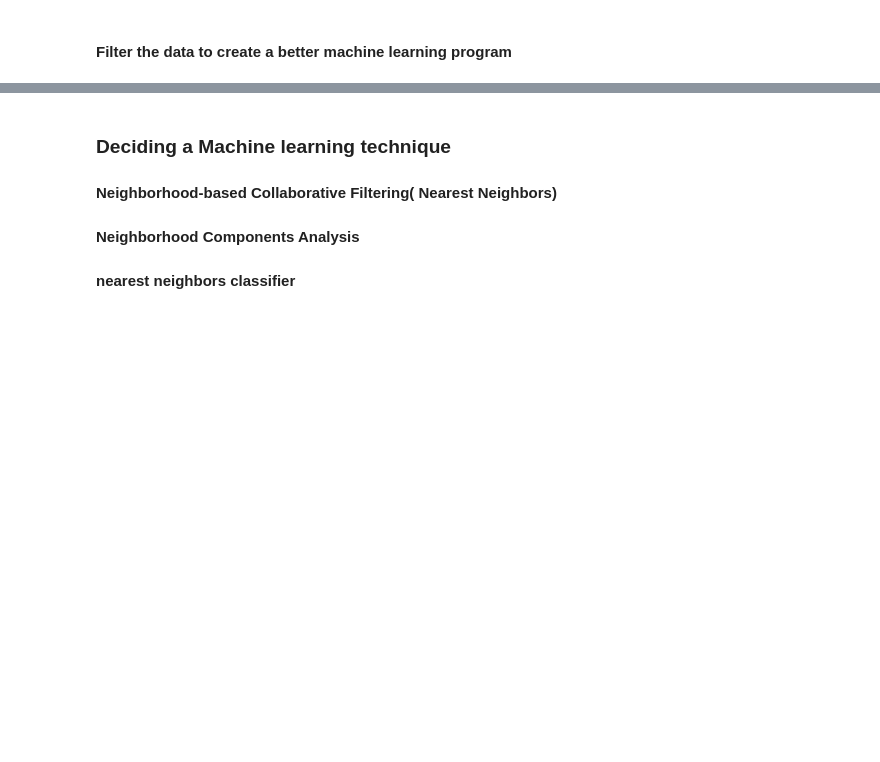
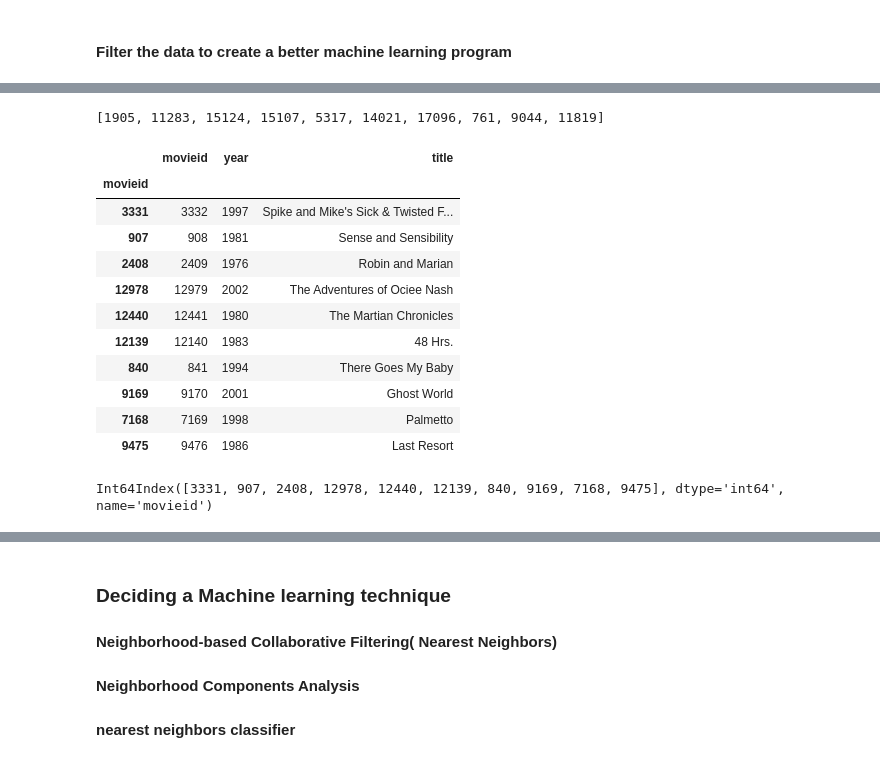
Before and after one commit to Harshvp16/netflix-project, a Jupyter notebook: notebooks/project_work.ipynb, the cells around one changed output, grey strips where cells are left out. Drawn from its saved outputs; the diff is of its cells as text; code cells hidden in the pictures; blank space fills up the shorter version.

```diff
--- a/notebooks/project_work.ipynb
+++ b/notebooks/project_work.ipynb
@@ -262,0 +307,2 @@ sns.heatmap(UU, cmap='coolwarm')
+# %%
+distances, user_ids = model.kneighbors([u_vec], n_neighbors=10)
@@ -262,0 +314,6 @@ sns.heatmap(UU, cmap='coolwarm')
+# %%
+neighborhood = r.set_index('movieid').loc[user_ids[0]]
+neighborhood
+# %%
+recommendations = neighborhood.groupby('movieid')['rating'].sum().sort_values(ascending=False)
+recommendations
@@ -262,0 +333,29 @@ sns.heatmap(UU, cmap='coolwarm')
+# %%
+liked
+# %% [output]
+[1905, 11283, 15124, 15107, 5317, 14021, 17096, 761, 9044, 11819]
+# %%
+# filter out movies that the user allready watched
+item_filter = ~recommendations.index.isin(liked)
+recommendations = recommendations.loc[item_filter]
+# %%
+# top 10 recommendations
+movies.loc[recommendations.head(10).index]
+# %% [output]
+|  | movieid | year | title |
+| movieid |  |  |  |
+| 3331 | 3332 | 1997 | Spike and Mike's Sick & Twisted F... |
+| 907 | 908 | 1981 | Sense and Sensibility |
+| 2408 | 2409 | 1976 | Robin and Marian |
+| 12978 | 12979 | 2002 | The Adventures of Ociee Nash |
+| 12440 | 12441 | 1980 | The Martian Chronicles |
+| 12139 | 12140 | 1983 | 48 Hrs. |
+| 840 | 841 | 1994 | There Goes My Baby |
+| 9169 | 9170 | 2001 | Ghost World |
+| 7168 | 7169 | 1998 | Palmetto |
+| 9475 | 9476 | 1986 | Last Resort |
+# %%
+recommended_movie_ids = recommendations.head(10).index
+recommended_movie_ids
+# %% [output]
+Int64Index([3331, 907, 2408, 12978, 12440, 12139, 840, 9169, 7168, 9475], dtype='int64', name='movieid')
```
Also changed, not shown: parts of 60 cells of this notebook.
